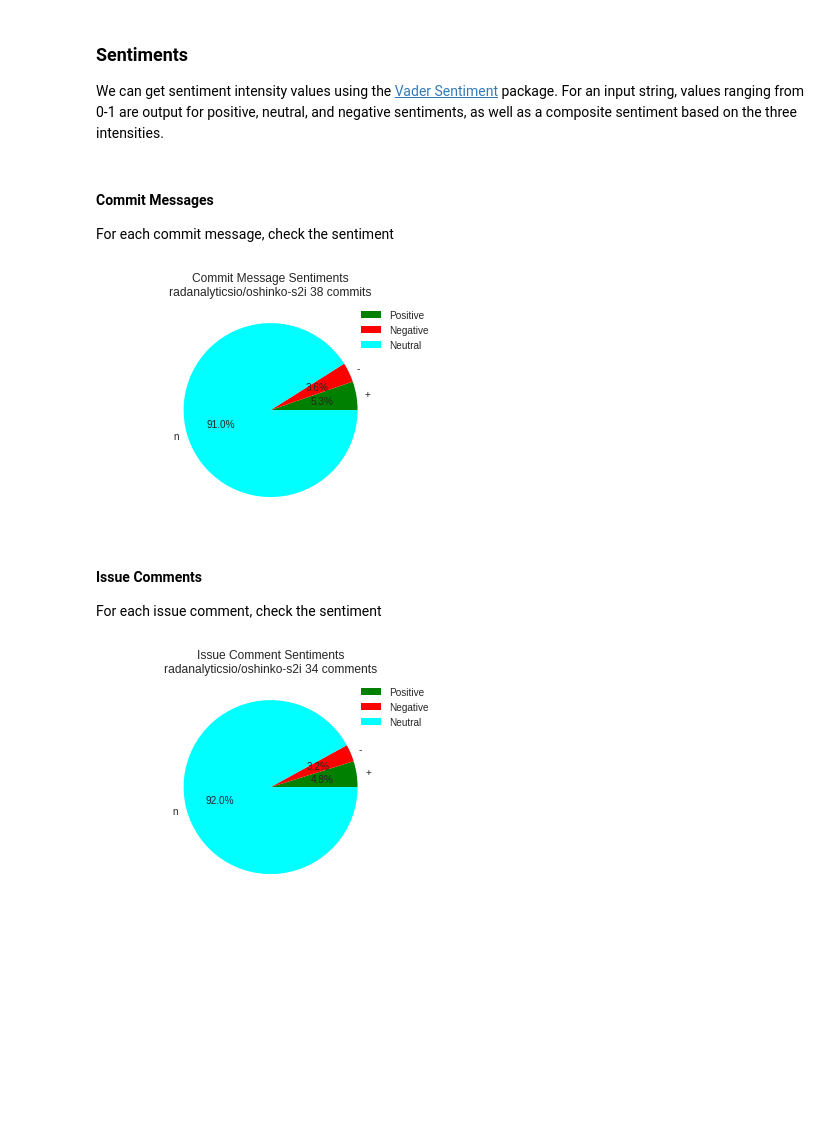
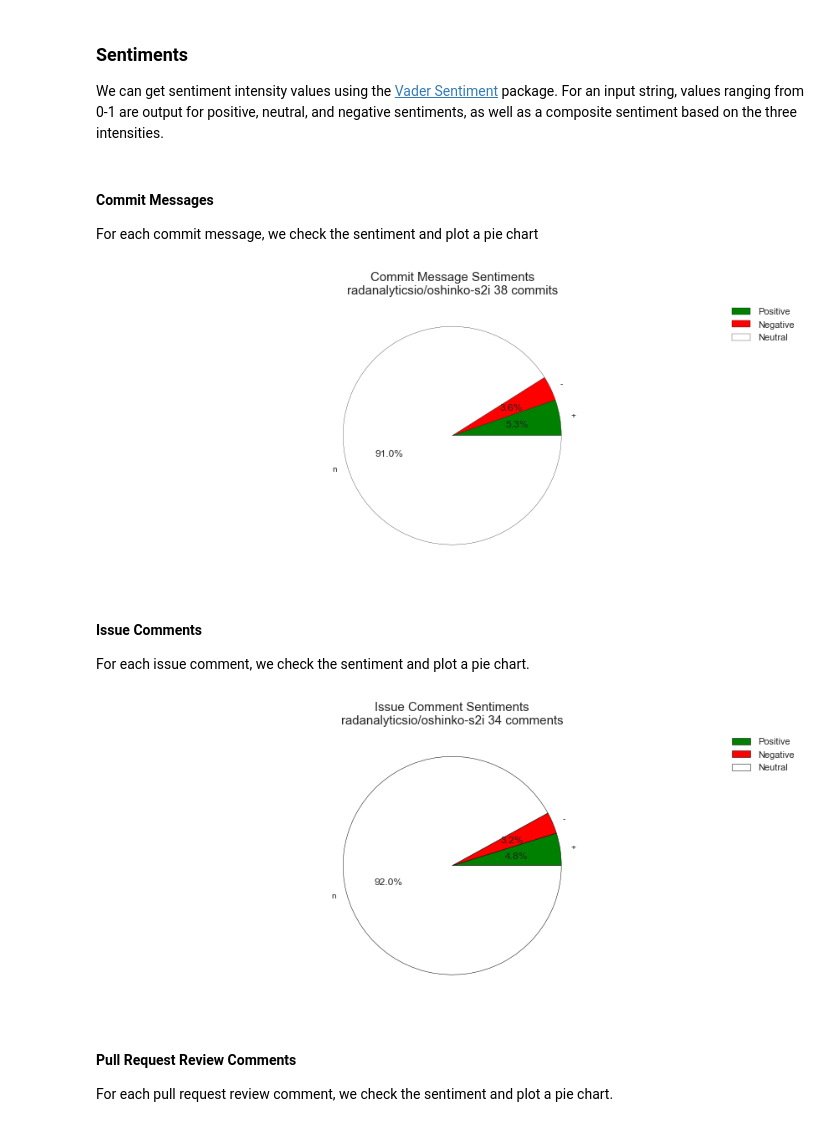
Before and after one commit to EldritchJS/kono-notebook, a Jupyter notebook: kono.ipynb, the cells around one changed output. Saved outputs shown, nothing was run; the diff lists cells and outputs as text; code cells hidden in the pictures; blank space fills up the shorter version.

Commit message:
Refactor and plot clean up
The response time code was refactored, rather than having a separate function for each temporal event.

The plots were cleaned up to look prettier.

```diff
--- a/kono.ipynb
+++ b/kono.ipynb
@@ -171,0 +171,12 @@ plt.show()
+# %%
+sns.set()
+bx = plt.figure(figsize=(15, 6)).gca()
+import math
+from matplotlib.ticker import MaxNLocator
+
+sns.distplot(timesToCloseIssues,\
+             kde=False,bins=70,color='red')
+titleStr=('Issue Time to Close (' + str(openedRecords) + ' opened, ' + str(len(timesToCloseIssues)) + ' closed)')
+bx.set(ylabel="",xlabel="Days")
+plt.title(titleStr,fontsize=15)
+bx.yaxis.set_major_locator(MaxNLocator(integer=True))
@@ -212,0 +213,10 @@ plt.show()
+# %%
+sns.set()
+cx = plt.figure(figsize=(15, 6)).gca()
+
+sns.distplot(timesToClosePulls,\
+             kde=False,bins=70,color='red')
+titleStr=('PR Time to Close (' + str(openedPullRequests) + ' opened, ' + str(len(timesToClosePulls)) + ' closed)')
+cx.set(ylabel="",xlabel="Days")
+plt.title(titleStr,fontsize=15)
+cx.yaxis.set_major_locator(MaxNLocator(integer=True))
@@ -219,43 +231,44 @@ analyzer = SentimentIntensityAnalyzer()
 # %% [markdown]
 #### Commit Messages
 
-For each commit message, check the sentiment
+For each commit message, we check the sentiment and plot a pie chart
 # %%
 pushPayloads=df[df['type']=='PushEvent']['payload']
 
 neg=0
 pos=0
 neu=0
 numCommits = 0
 
 for p in pushPayloads.keys():
     for cm in pushPayloads[p]['commits']:
         numCommits+=1
         scores=analyzer.polarity_scores(cm['message'])
         neg+=scores['neg']
         pos+=scores['pos']
         neu+=scores['neu']
 if(numCommits > 0):
     neg/=numCommits
     pos/=numCommits
     neu/=numCommits
     x_list = [pos,neg,neu]
     label_list = ['+','-','n']
     sns.set_style("whitegrid")
-    plt.axis("equal")
-    plt.pie(x_list,labels=label_list,autopct="%1.1f%%",colors=['green','red','cyan'])
-    plt.title("Commit Message Sentiments\n"+repoFullName+' '+str(numCommits)+' commits')
-    plt.legend(['Positive','Negative','Neutral'])
-    plt.show()
-
+    p1x = plt.figure(figsize=(15, 6)).gca()
+    p1x.axis("equal")
+    p1x.pie(x_list,labels=label_list,autopct="%1.1f%%",colors=['green','red','white'])
+    plt.rcParams['patch.linewidth'] = 0.5
+    plt.rcParams['patch.force_edgecolor'] = True
+    plt.title("Commit Message Sentiments\n"+repoFullName+' '+str(numCommits)+' commits',fontsize=15)
+    p1x.legend(['Positive','Negative','Neutral'],fontsize=11)
 else:
     print("No commit messages")
 # %% [output]
-[figure, old version]
+[figure, new version]
 # %% [markdown]
 #### Issue Comments
 
-For each issue comment, check the sentiment
+For each issue comment, we check the sentiment and plot a pie chart.
 # %%
 issuePayloads=df[df['type']=='IssueCommentEvent']['payload']
 
@@ -278,15 +291,21 @@ if(numIssueComments > 0):
     x_list = [pos,neg,neu]
     label_list = ['+','-','n']
     sns.set_style("whitegrid")
-    plt.axis("equal")
-    plt.pie(x_list,labels=label_list,autopct="%1.1f%%",colors=['green','red','cyan'])
-    plt.title("Issue Comment Sentiments\n"+repoFullName+' '+str(numIssueComments)+' comments')
-    plt.legend(['Positive','Negative','Neutral'])
-    plt.show()
+    p2x = plt.figure(figsize=(15, 6)).gca()
+    p2x.axis("equal")
+    plt.rcParams['patch.linewidth'] = 0.5
+    plt.rcParams['patch.force_edgecolor'] = True
+    p2x.pie(x_list,labels=label_list,autopct="%1.1f%%",colors=['green','red','white'])
+    plt.title("Issue Comment Sentiments\n"+repoFullName+' '+str(numIssueComments)+' comments',fontsize=15)
+    p2x.legend(['Positive','Negative','Neutral'],fontsize=11)
 else:
     print("No issue comments")
 # %% [output]
-[figure, old version]
+[figure, new version]
+# %% [markdown]
+#### Pull Request Review Comments
+
+For each pull request review comment, we check the sentiment and plot a pie chart.
 # %%
 pullRequestReviewPayloads=df[df['type']=='PullRequestReviewCommentEvent']['payload']
 
```
Also changed, not shown: parts of 18 cells of this notebook.
